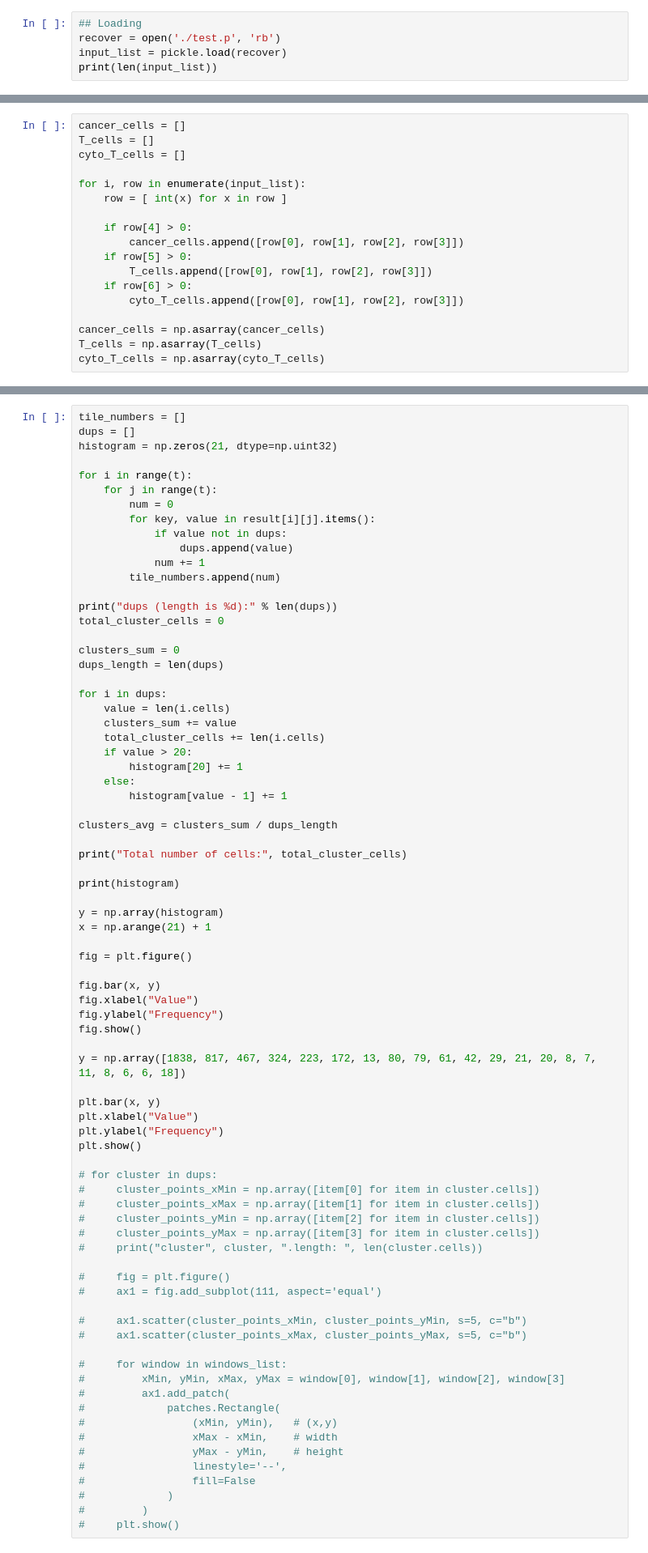
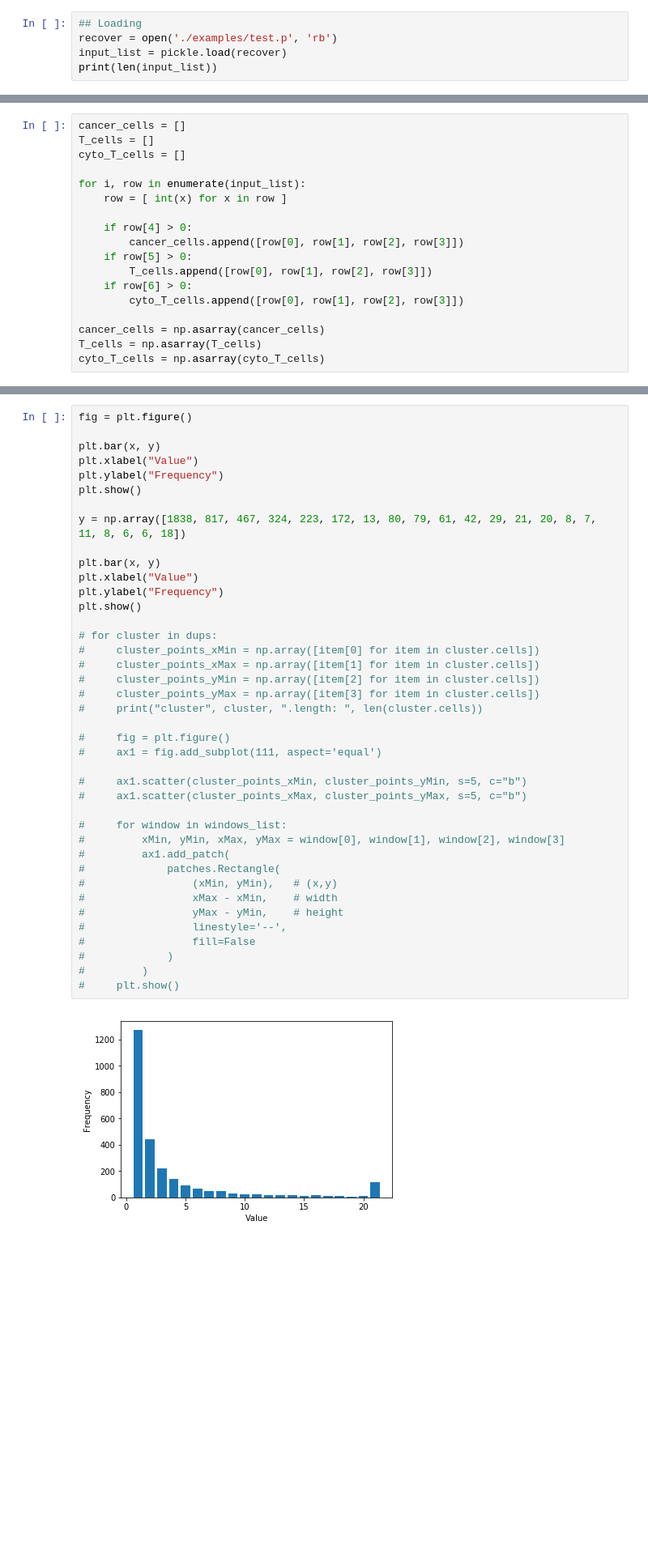
Before and after one commit to danielsoutar/CS4098, a Jupyter notebook: Notebook.ipynb, the cells around one changed output, grey strips where cells are left out. Shown at 81% size. Saved outputs shown, nothing was run; the diff lists cells and outputs as text; blank space fills up the shorter version.

```diff
--- a/Notebook.ipynb
+++ b/Notebook.ipynb
@@ -13,6 +16,6 @@ TILE_SIZE = 20
 # %%
 ## Loading
-recover = open('./test.p', 'rb')
+recover = open('./examples/test.p', 'rb')
 input_list = pickle.load(recover)
 print(len(input_list))
 # %% [output]
@@ -272,77 +285,42 @@ cProfile.run("Naive_Cluster.fishermans_algorithm(my_copy, t, windows_list)")
 # %%
-tile_numbers = []
-dups = []
-histogram = np.zeros(21, dtype=np.uint32)
-
-for i in range(t):
-    for j in range(t):
-        num = 0
-        for key, value in result[i][j].items():
-            if value not in dups:
-                dups.append(value)
-            num += 1
-        tile_numbers.append(num)
-
-print("dups (length is %d):" % len(dups))
-total_cluster_cells = 0
-
-clusters_sum = 0
-dups_length = len(dups)
-
-for i in dups:
-    value = len(i.cells)
-    clusters_sum += value
-    total_cluster_cells += len(i.cells)
-    if value > 20:
-        histogram[20] += 1
-    else:
-        histogram[value - 1] += 1
-
-clusters_avg = clusters_sum / dups_length
-
-print("Total number of cells:", total_cluster_cells)
-
-print(histogram)
-
-y = np.array(histogram)
-x = np.arange(21) + 1
-
 fig = plt.figure()
 
-fig.bar(x, y)
-fig.xlabel("Value")
-fig.ylabel("Frequency")
-fig.show()
+plt.bar(x, y)
+plt.xlabel("Value")
+plt.ylabel("Frequency")
+plt.show()
 
 y = np.array([1838, 817, 467, 324, 223, 172, 13, 80, 79, 61, 42, 29, 21, 20, 8, 7, 11, 8, 6, 6, 18])
 
 plt.bar(x, y)
 plt.xlabel("Value")
 plt.ylabel("Frequency")
 plt.show()
 
 # for cluster in dups:
 #     cluster_points_xMin = np.array([item[0] for item in cluster.cells])
 #     cluster_points_xMax = np.array([item[1] for item in cluster.cells])
 #     cluster_points_yMin = np.array([item[2] for item in cluster.cells])
 #     cluster_points_yMax = np.array([item[3] for item in cluster.cells])
 #     print("cluster", cluster, ".length: ", len(cluster.cells))
 
 #     fig = plt.figure()
 #     ax1 = fig.add_subplot(111, aspect='equal')
 
 #     ax1.scatter(cluster_points_xMin, cluster_points_yMin, s=5, c="b")
 #     ax1.scatter(cluster_points_xMax, cluster_points_yMax, s=5, c="b")
 
 #     for window in windows_list:
 #         xMin, yMin, xMax, yMax = window[0], window[1], window[2], window[3]
 #         ax1.add_patch(
 #             patches.Rectangle(
 #                 (xMin, yMin),   # (x,y)
 #                 xMax - xMin,    # width
 #                 yMax - yMin,    # height
 #                 linestyle='--',
 #                 fill=False
 #             )
 #         )
 #     plt.show()
+# %% [output]
+[figure, added]
```
Also changed, not shown: parts of 31 cells of this notebook, 5 other files.
